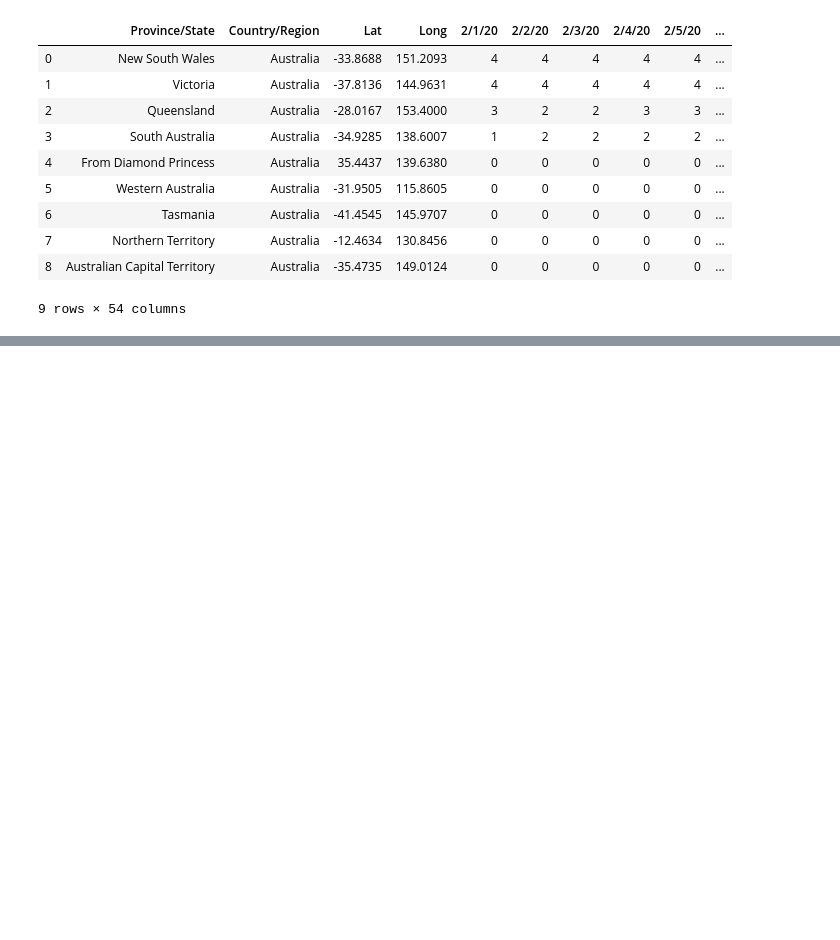
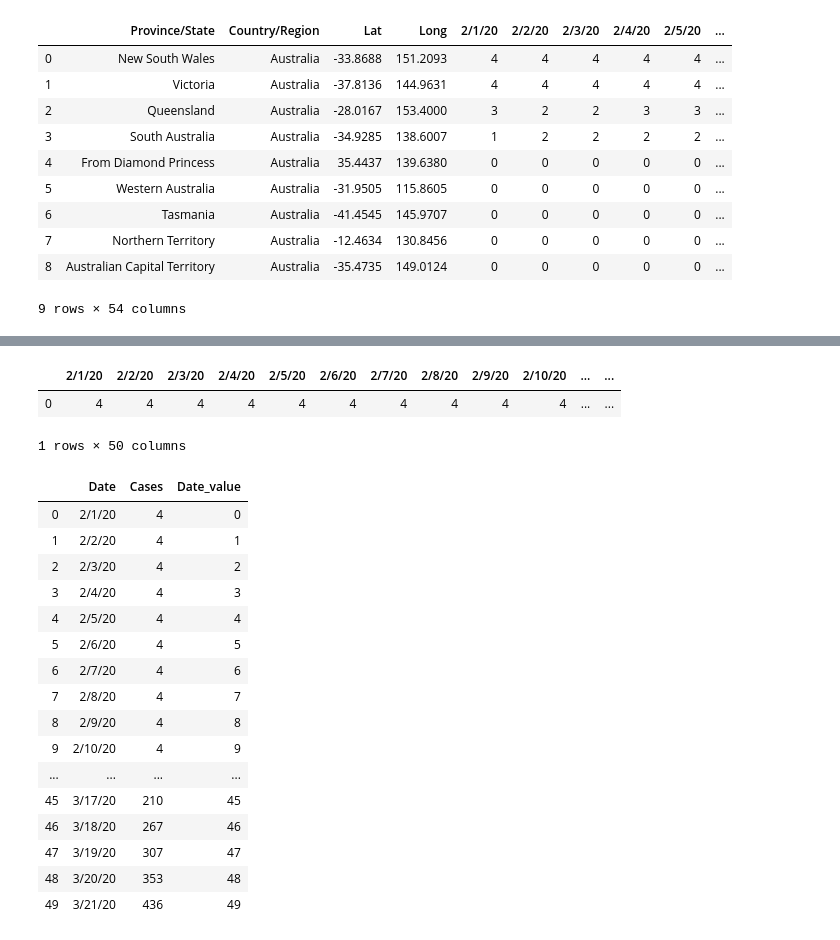
Before and after one commit to airdipu/Covid19-Big-Data, a Jupyter notebook: bigdata_notebook.ipynb, the cells around one changed output, grey strips where cells are left out. Saved outputs shown, nothing was run; the diff lists cells and outputs as text; code cells hidden in the pictures; blank space fills up the shorter version.

```diff
--- a/bigdata_notebook.ipynb
+++ b/bigdata_notebook.ipynb
@@ -13,3 +21,17 @@ def filterData(df):
+# %%
+def t_data(df):
+
+    # Filter dtypes and split into column names and type description
+    cols, dtypes = zip(*((c, t) for (c, t) in df.dtypes))
+    # Spark SQL supports only homogeneous columns
+    assert len(set(dtypes)) == 1, "All columns have to be of the same type"
+
+    # Create and explode an array of (column_name, column_value) structs
+    kvs = explode(array([
+      struct(lit(c).alias("Date"), col(c).alias("Cases")) for c in cols
+    ])).alias("kvs")
+
+    return df.select([kvs]).select(["kvs.Date", "kvs.Cases"])
 # %% [markdown]
 **Relative path**
 # %%
@@ -74,0 +114,30 @@ df.toPandas()
+# %%
+df_new_south_wales = df.filter(col("Province/State") == "New South Wales")
+df_new_south_wales = df_new_south_wales.drop(*["Province/State","Country/Region", "Lat", "Long"])
+df_new_south_wales.toPandas()
+# %% [output]
+|  | 2/1/20 | 2/2/20 | 2/3/20 | 2/4/20 | 2/5/20 | 2/6/20 | 2/7/20 | 2/8/20 | 2/9/20 | 2/10/20 | ... | ... |
+| 0 | 4 | 4 | 4 | 4 | 4 | 4 | 4 | 4 | 4 | 4 | ... | ... |
+1 rows × 50 columns
+# %%
+df_new_south_wales_t = t_data(df_new_south_wales)
+df_new_south_wales_t = df_new_south_wales_t.select("*").withColumn("Date_value", monotonically_increasing_id())
+df_new_south_wales_t.toPandas()
+# %% [output]
+|  | Date | Cases | Date_value |
+| 0 | 2/1/20 | 4 | 0 |
+| 1 | 2/2/20 | 4 | 1 |
+| 2 | 2/3/20 | 4 | 2 |
+| 3 | 2/4/20 | 4 | 3 |
+| 4 | 2/5/20 | 4 | 4 |
+| 5 | 2/6/20 | 4 | 5 |
+| 6 | 2/7/20 | 4 | 6 |
+| 7 | 2/8/20 | 4 | 7 |
+| 8 | 2/9/20 | 4 | 8 |
+| 9 | 2/10/20 | 4 | 9 |
+| ... | ... | ... | ... |
+| 45 | 3/17/20 | 210 | 45 |
+| 46 | 3/18/20 | 267 | 46 |
+| 47 | 3/19/20 | 307 | 47 |
+| 48 | 3/20/20 | 353 | 48 |
+| 49 | 3/21/20 | 436 | 49 |
```
Also changed, not shown: parts of 8 cells of this notebook.
